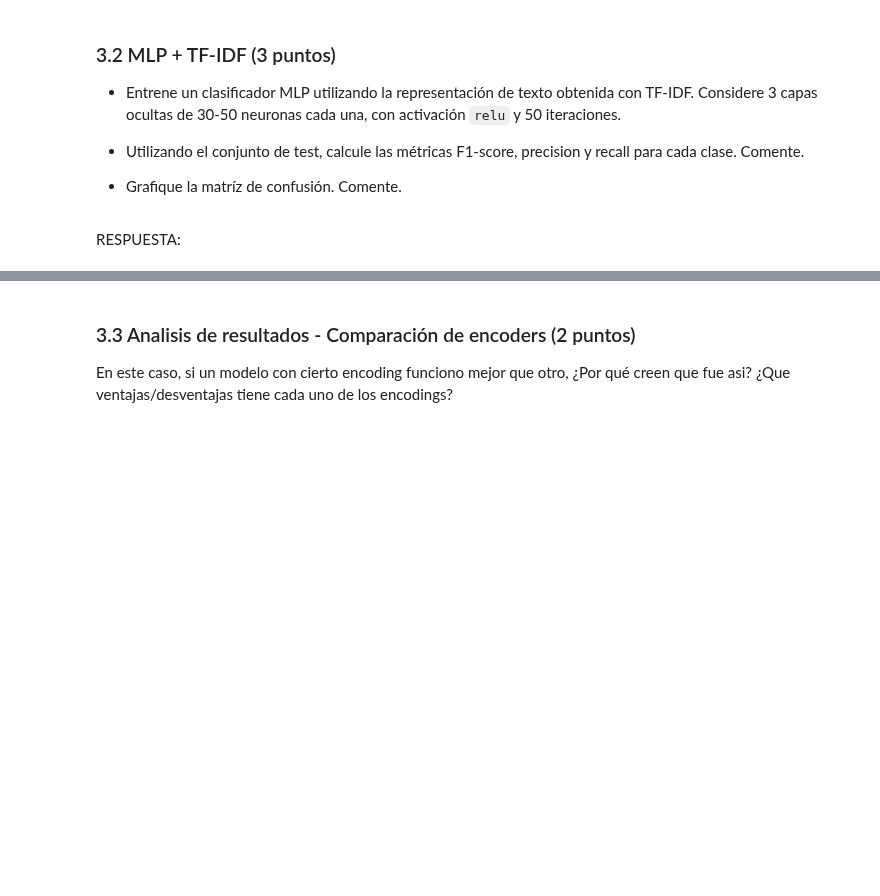
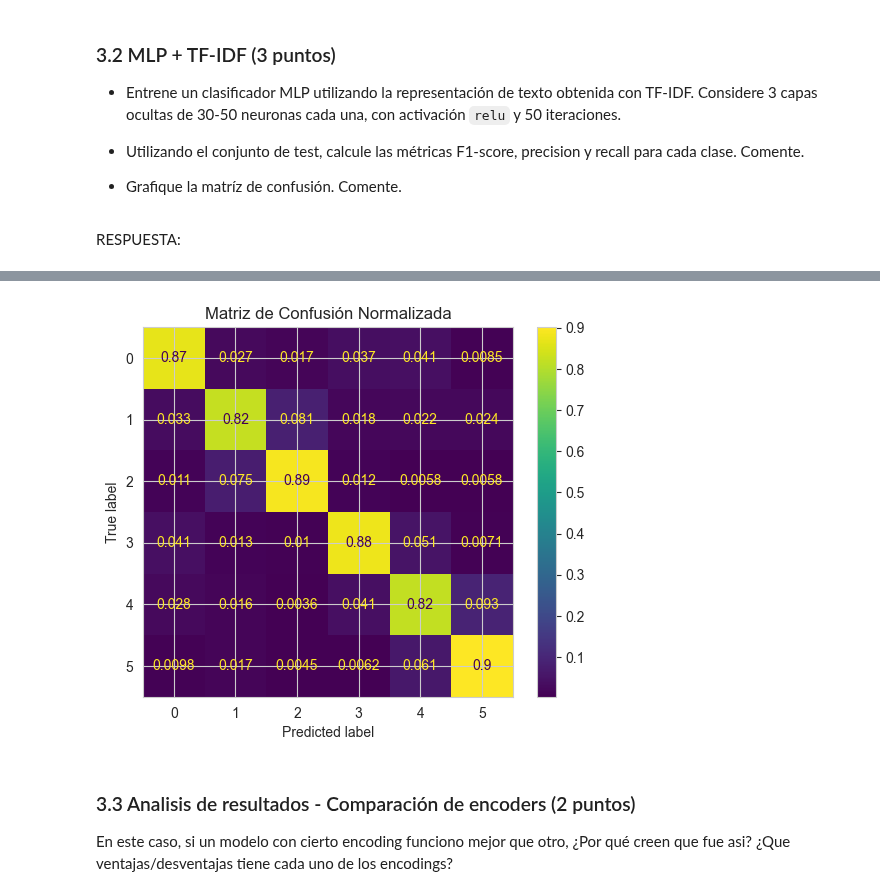
Before and after one commit to franco-anfossi/IIC2433, a Jupyter notebook: Tarea 4/Tarea 4 - Minería de datos.ipynb, the cells around one changed output, grey strips where cells are left out. Saved outputs shown, nothing was run; the diff lists cells and outputs as text; code cells hidden in the pictures; blank space fills up the shorter version.

```diff
--- a/Tarea 4/Tarea 4 - Minería de datos.ipynb
+++ b/Tarea 4/Tarea 4 - Minería de datos.ipynb
@@ -414,7 +639,7 @@ Utilizando TF-IDF, obtenga las representaciones vectoriales de los mensajes de l
 # %% [markdown]
 RESPUESTA:
 # %%
-tfidf_vectorizer = TfidfVectorizer(stop_words=stopwords.words('english'))
+tfidf_vectorizer = TfidfVectorizer(stop_words='english', max_features=5000)
 X_tfidf = tfidf_vectorizer.fit_transform(balanced_text['text'])
 # %% [markdown]
 ### 2.3 División de datos para cada encoding (2 puntos)
@@ -429,5 +656,5 @@ RESPUESTA:
 # %%
-X_train, X_test, y_train, y_test = train_test_split(X_tfidf, balanced_text['label'], test_size=0.15, random_state=42, stratify=balanced_text['label'])
+X_train_tfidf, X_test_tfidf, y_train_tfidf, y_test_tfidf = train_test_split(X_tfidf, balanced_text['label'], test_size=0.15, random_state=42, stratify=balanced_text['label'])
 # %% [markdown]
 ## Parte 3: Entrenamiento clasificador MLP (8 puntos)
 # %% [markdown]
@@ -462,3 +720,6 @@ RESPUESTA:
 * Grafique la matríz de confusión. Comente.
 # %% [markdown]
 RESPUESTA:
+# %%
+mlp_tfidf = MLPClassifier(hidden_layer_sizes=(30, 30, 30), activation='relu', max_iter=50)
+mlp_tfidf.fit(X_train_tfidf, y_train_tfidf)
@@ -464,0 +728,3 @@ RESPUESTA:
+# %%
+y_pred_tfidf = mlp_tfidf.predict(X_test_tfidf)
+print(classification_report(y_test_tfidf, y_pred_tfidf))
@@ -465,3 +744,13 @@ RESPUESTA:
+# %%
+conf_matrix_tfidf = confusion_matrix(y_test_tfidf, y_pred_tfidf, normalize='true')
+
+# https://www.w3schools.com/python/python_ml_confusion_matrix.asp
+disp = ConfusionMatrixDisplay(confusion_matrix=conf_matrix_tfidf, display_labels=mlp_tfidf.classes_)
+disp.plot()
+plt.title("Matriz de Confusión Normalizada")
+plt.show()
+# %% [output]
+[figure, added]
 # %% [markdown]
 ### 3.3 Analisis de resultados - Comparación de encoders (2 puntos)
 
```
Also changed, not shown: parts of 36 cells of this notebook.
